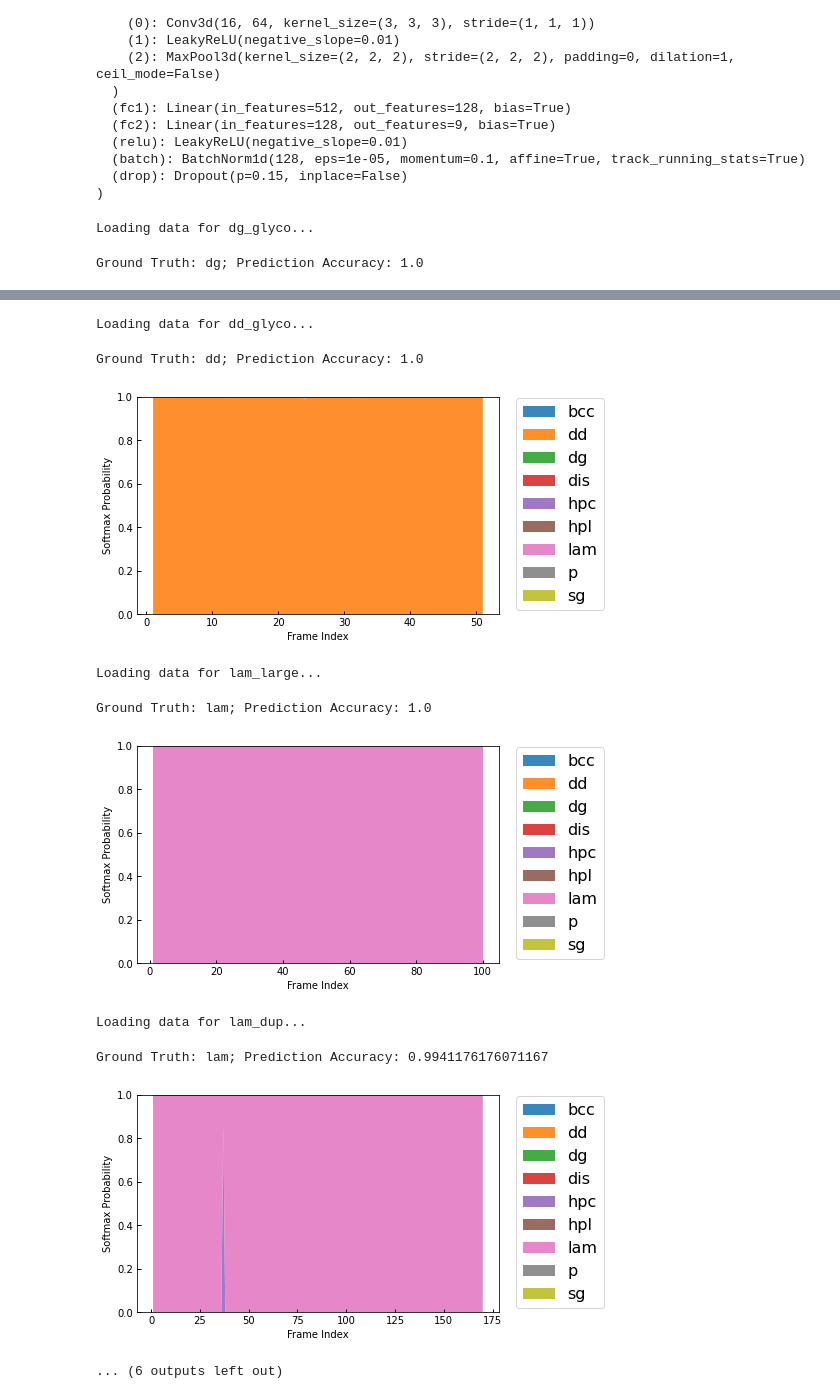
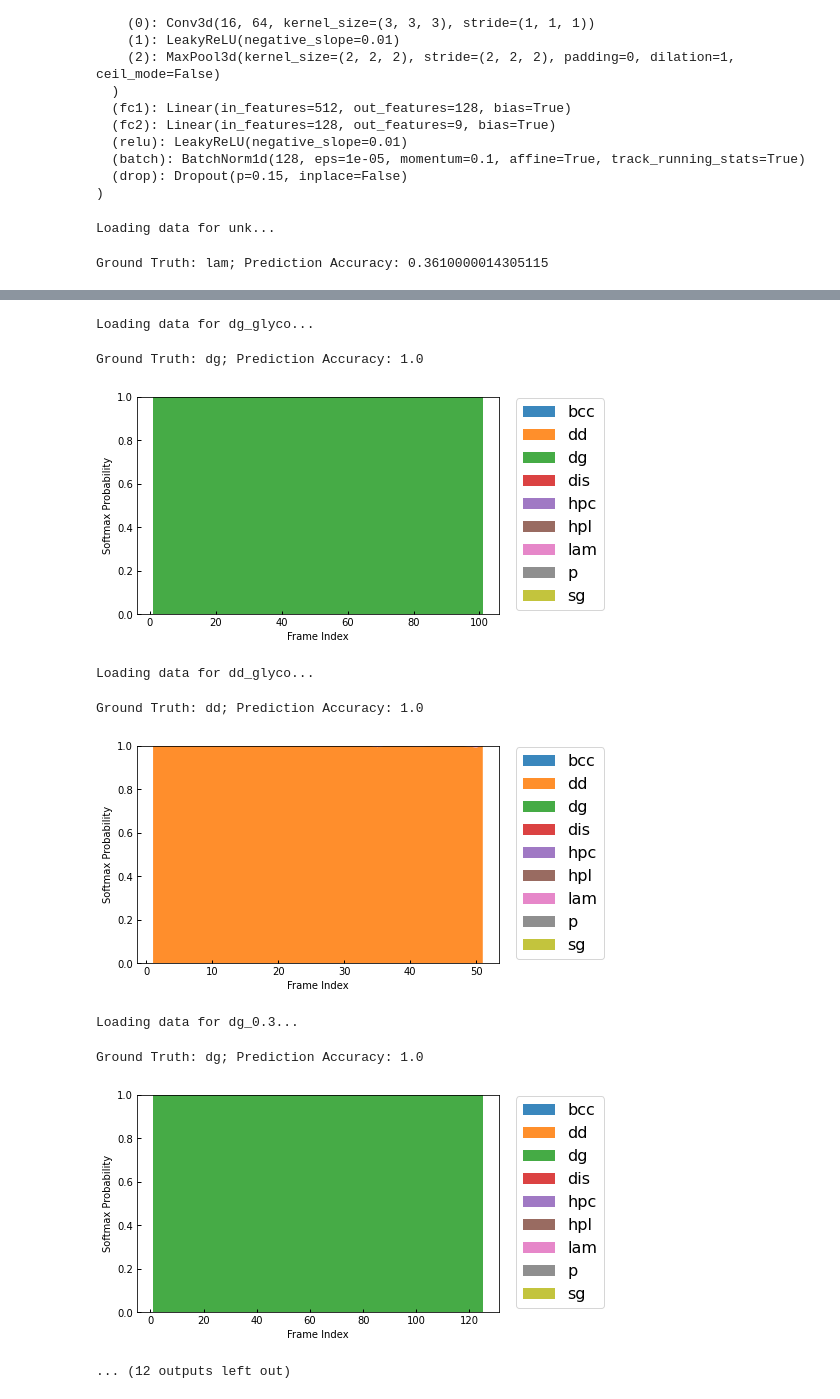
Before and after one commit to donshen/FTCNN, a Jupyter notebook: inference_examples.ipynb, the cells around one changed output, grey strips where cells are left out. Saved outputs shown, nothing was run; the diff lists cells and outputs as text; code cells hidden in the pictures.

```diff
--- a/inference_examples.ipynb
+++ b/inference_examples.ipynb
@@ -29,18 +29,14 @@ CNNModel(
   (drop): Dropout(p=0.15, inplace=False)
 )
 # %%
-infer_data = {'dg_glyco':
-              ('/mnt/ssd1/donny/test_pn/pointnet.pytorch/point_clouds/sim_pts/dg_glyco/pts', 'dg'),
-              'dd_glyco':
-              ('/mnt/ssd1/donny/test_pn/pointnet.pytorch/point_clouds/sim_pts/dd_glyco/pts', 'dd'),
-              'lam_large':
-              ('/mnt/ssd1/donny/test_pn/pointnet.pytorch/point_clouds/sim_pts/lam_large/pts', 'lam'),
-              'lam_dup':
-              ('/mnt/ssd1/donny/test_pn/pointnet.pytorch/point_clouds/sim_pts/lam_dup/pts', 'lam'),
-              'hpc_large':
-              ('/mnt/ssd1/donny/test_pn/pointnet.pytorch/point_clouds/sim_pts/hpc_large/pts', 'hpc'),
-              'hpc_dup':
-              ('/mnt/ssd1/donny/test_pn/pointnet.pytorch/point_clouds/sim_pts/hpc_dup/pts', 'hpc')
+infer_data = {'unk': ('./point_clouds/unk', 'lam'),
+              'dg_glyco': ('./point_clouds/dg_glyco', 'dg'),
+              'dd_glyco': ('./point_clouds/dd_glyco', 'dd'),
+              'dg_0.3': ('./point_clouds/dg_0.3', 'dg'),
+              'lam_large': ('./point_clouds/lam_large', 'lam'),
+              'lam_dup': ('./point_clouds/lam_dup', 'lam'),
+              'hpc_large': ('./point_clouds/hpc_large', 'hpc'),
+              'hpc_dup': ('./point_clouds/hpc_dup', 'hpc')
              }
 
 inferer = Inferer()
@@ -49,5 +45,5 @@ for piece, (data_path, truth) in infer_data.items():
     scores, conf_mat = inferer.infer(model, data_path, truth)
     inferer.plot_softmax_scores(scores)
 # %% [output]
-Loading data for dg_glyco...
+Loading data for unk...
-Ground Truth: dg; Prediction Accuracy: 1.0
+Ground Truth: lam; Prediction Accuracy: 0.3610000014305115
@@ -55,10 +51,10 @@ Ground Truth: dg; Prediction Accuracy: 1.0
-Loading data for dd_glyco...
+Loading data for dg_glyco...
-Ground Truth: dd; Prediction Accuracy: 1.0
+Ground Truth: dg; Prediction Accuracy: 1.0
-[figure, old version]
+[figure, new version]
-Loading data for lam_large...
+Loading data for dd_glyco...
-Ground Truth: lam; Prediction Accuracy: 1.0
+Ground Truth: dd; Prediction Accuracy: 1.0
-[figure, old version]
+[figure, new version]
-Loading data for lam_dup...
+Loading data for dg_0.3...
-Ground Truth: lam; Prediction Accuracy: 0.9941176176071167
+Ground Truth: dg; Prediction Accuracy: 1.0
-[figure, old version]
+[figure, new version]
-... (6 outputs left out)
+... (12 outputs left out)
```
Also changed, not shown: parts of 1 cell of this notebook, 2 other files.
